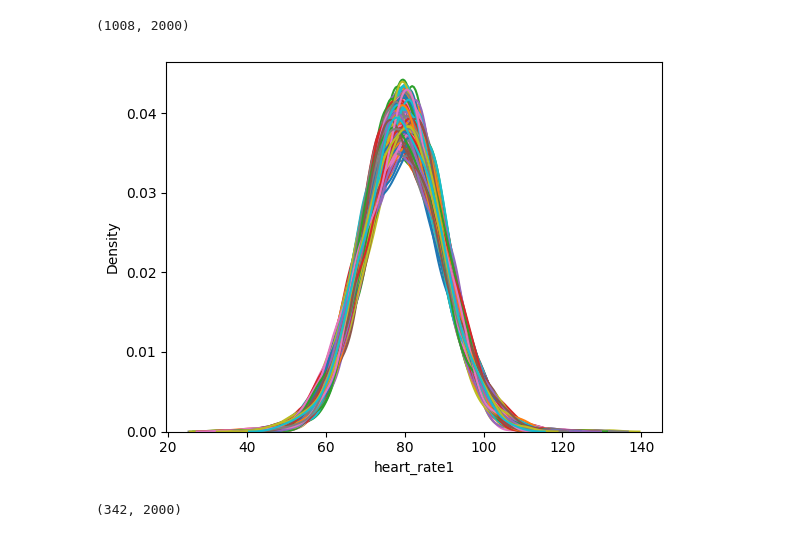
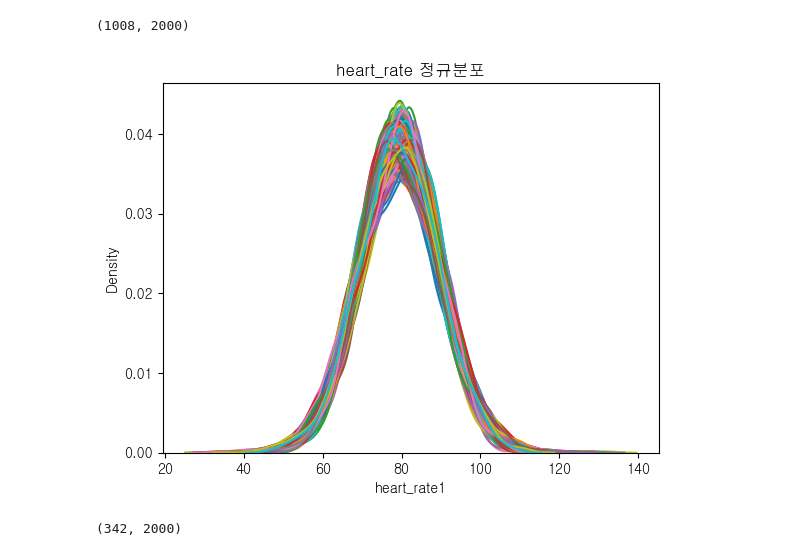
Before and after one commit to tabjun/Anomaly-Detection, a Jupyter notebook: simulation/normal_one_distribution_simul.ipynb, the cells around one changed output. Saved outputs shown, nothing was run; the diff lists cells and outputs as text; code cells hidden in the pictures.

```diff
--- a/simulation/normal_one_distribution_simul.ipynb
+++ b/simulation/normal_one_distribution_simul.ipynb
@@ -284,10 +284,20 @@ print(df_tr.shape)
 # %% [output]
 (1008, 2000)
 # %%
+import matplotlib.pyplot as plt
+
+from matplotlib import font_manager, rc
+font_path = "C:/Windows/Fonts/NGULIM.TTF"
+font = font_manager.FontProperties(fname=font_path).get_name()
+rc('font', family=font)
+
 for i in range(1,1001):
     sns.kdeplot(df_tr[f'heart_rate{i}'])
+
+plt.title('heart_rate 정규분포')
+plt.show()
 # %% [output]
-[figure, old version]
+[figure, new version]
 # %%
 # 한 분포에서 추출하기
 # test
```
Also changed, not shown: 8 other files.
